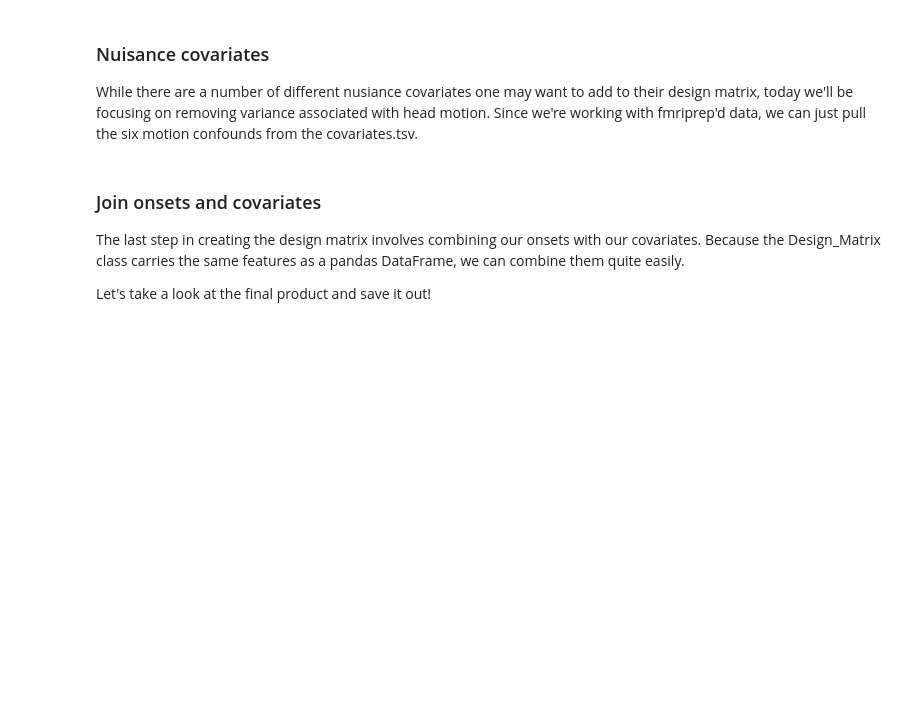
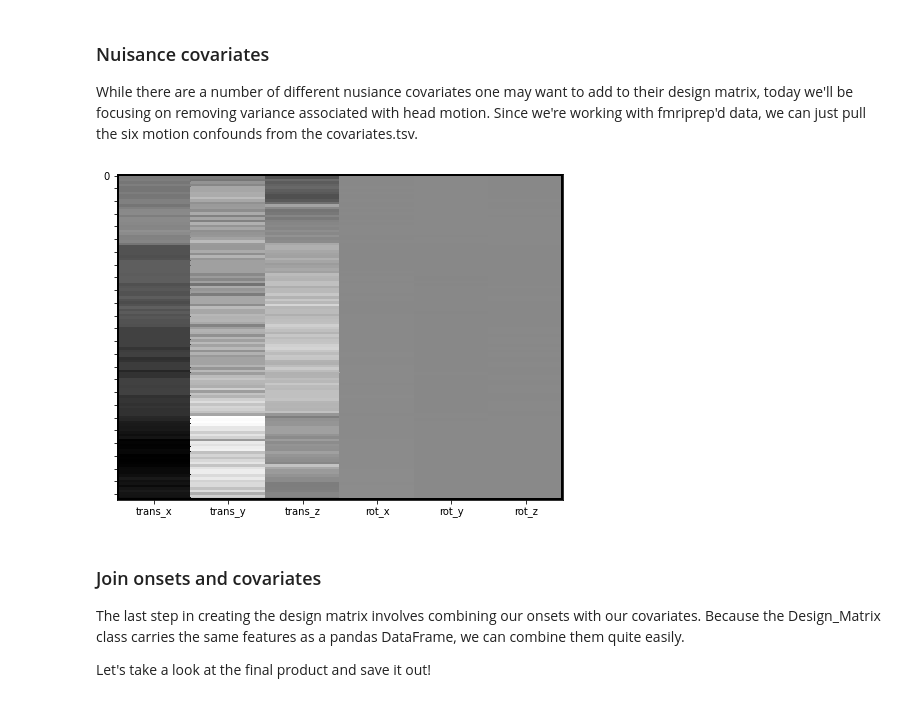
Before and after one commit to TU-Coding-Outreach-Group/cog_summer_workshops_2021, a Jupyter notebook: neuroimaging-in-python/neuroimaging-in-python.ipynb, the cells around one changed output. Cells and saved outputs as stored; diff of their text form; code cells hidden in the pictures; blank space fills up the shorter version.

```diff
--- a/neuroimaging-in-python/neuroimaging-in-python.ipynb
+++ b/neuroimaging-in-python/neuroimaging-in-python.ipynb
@@ -97,10 +109,11 @@ First, we'll need to build a model for each subject by building a design matrix
 %matplotlib inline
 
 # libraries
-from nltools.data import Design_Matrix
+from nltools.data import Design_Matrix, Brain_Data
 from nltools.file_reader import onsets_to_dm
 from nltools.stats import zscore
-from bids import BIDSLayout, BIDSValidor
+from bids import BIDSLayout
+from bids_validator import BIDSValidator
 import matplotlib.pyplot as plt
 import nibabel as nib
 import pandas as pd
@@ -108,7 +121,10 @@ import glob
 import os
 
 # directories
-data_dir = '/Users/tuk12127/Desktop/datasets/Localizer'
+data_dir = '/Users/haroonpopal/Google_Drive/COG/planning/Localizer/'
+analysis_dir = data_dir+'derivatives/cog_analysis/'
+os.chdir(data_dir)
+
 layout = BIDSLayout(data_dir, derivatives=True)
 # %% [markdown]
 ### Load in onsets and build our design matrix
@@ -149,12 +187,14 @@ While there are a number of different nusiance covariates one may want to add to
 # %%
 covariates = pd.read_csv(layout.get(subject='S01', scope='derivatives', extension='.tsv')[0].path, sep='\t')
 
 mc = covariates[['trans_x','trans_y','trans_z','rot_x', 'rot_y', 'rot_z']]
 mc.fillna(value=0, inplace=True)
 
-cov = Design_Matrix(confounds, sampling_freq=1/layout.get_tr())
+cov = Design_Matrix(mc, sampling_freq=1/layout.get_tr())
 
 cov.heatmap()
+# %% [output]
+[figure, added]
 # %% [markdown]
 ### Join onsets and covariates
 The last step in creating the design matrix involves combining our onsets with our covariates. Because the Design_Matrix class carries the same features as a pandas DataFrame, we can combine them quite easily.
```
Also changed, not shown: parts of 34 cells of this notebook.
